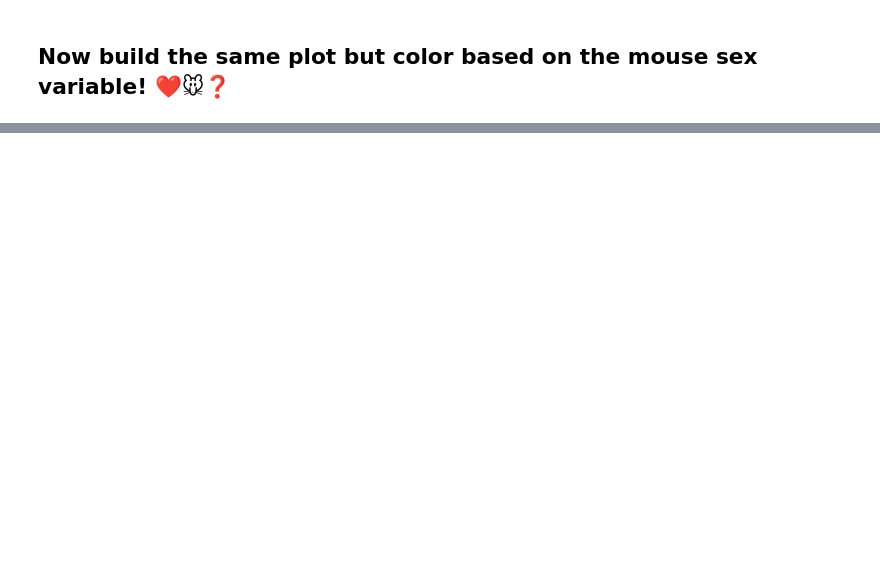
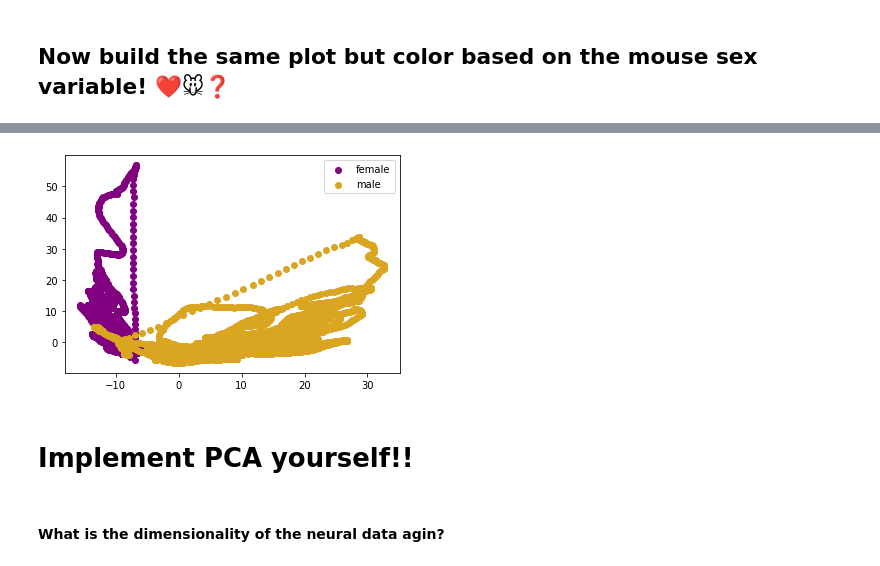
Before and after one commit to SaberaTalukder/Chen_Institute_DataSAI_for_Neuroscience, a Jupyter notebook: 07_05_22_day1_overview/code/diy_notebooks/dimensionality_reduction.ipynb, the cells around one changed output, grey strips where cells are left out. Saved outputs shown, nothing was run; the diff lists cells and outputs as text; code cells hidden in the pictures; blank space fills up the shorter version.

```diff
--- a/07_05_22_day1_overview/code/diy_notebooks/dimensionality_reduction.ipynb
+++ b/07_05_22_day1_overview/code/diy_notebooks/dimensionality_reduction.ipynb
@@ -377,0 +494,26 @@ _ = ax.set_zlabel('pc3')
+# %%
+# Separate points based on sex and plot
+pc1_female = []
+pc2_female = []
+pc1_male = []
+pc2_male = []
+
+for idx, sex_label in enumerate(sex_vector[0]):
+    if sex_label == 1:
+        pc1_female.append(pc1[idx])
+        pc2_female.append(pc2[idx])
+
+    elif sex_label == 0:
+        pc1_male.append(pc1[idx])
+        pc2_male.append(pc2[idx])
+
+_ = plt.scatter(pc1_female, pc2_female, color='purple')
+_ = plt.scatter(pc1_male, pc2_male, color='goldenrod')
+_ = plt.legend(['female', 'male'])
+_ = plt.show()
+# %% [output]
+[figure, added]
+# %% [markdown]
+# Implement PCA yourself!!
+# %% [markdown]
+#### What is the dimensionality of the neural data agin?
```
Also changed, not shown: parts of 24 cells of this notebook.
